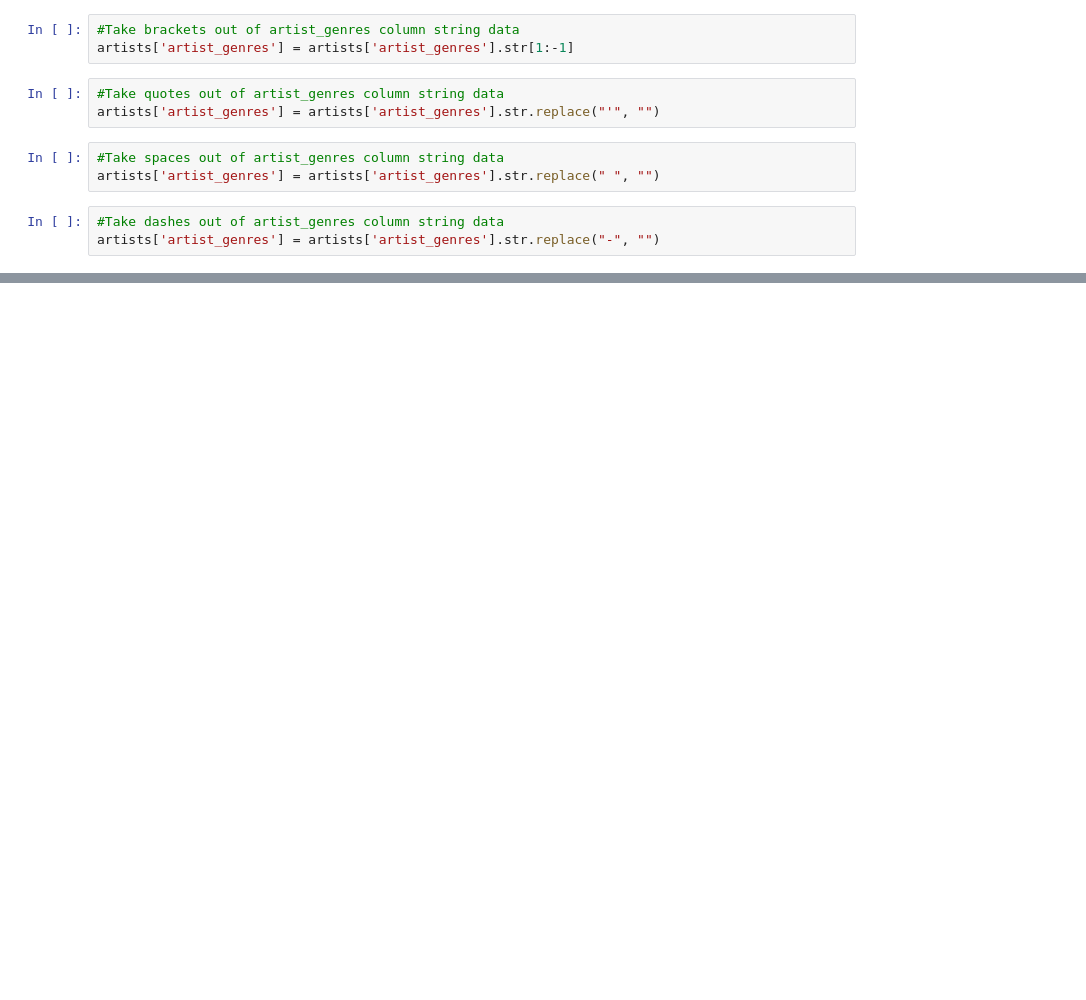
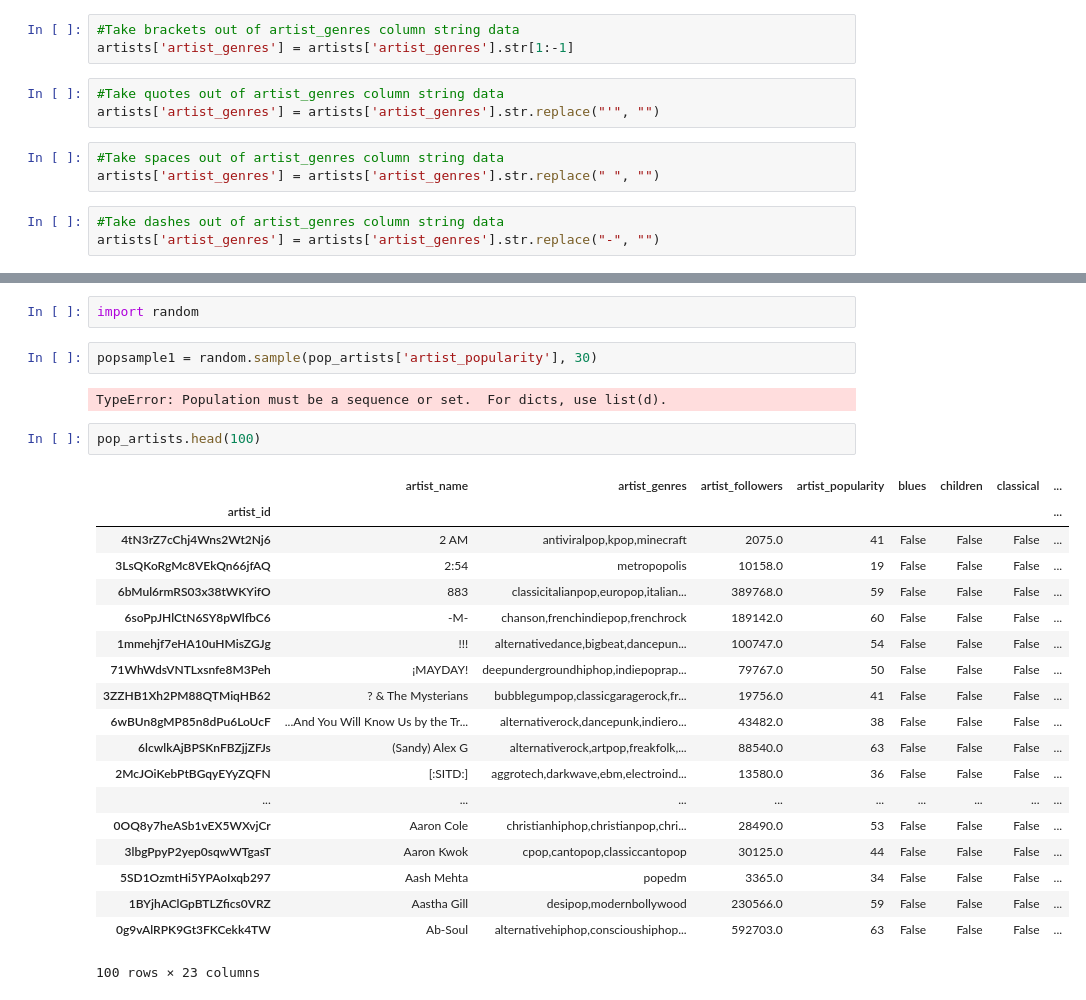
Before and after one commit to maxtingle11/Determining-Artist-Popularity-Differences-by-Genre-with-Hypothesis-Testing, a Jupyter notebook: Data Cleaning.ipynb, the cells around one changed output, grey strips where cells are left out. Drawn from its saved outputs; the diff is of its cells as text; blank space fills up the shorter version.

```diff
--- a/Data Cleaning.ipynb
+++ b/Data Cleaning.ipynb
@@ -105,0 +286,28 @@ unique_genre_df.head(100)
+# %%
+import random
+# %%
+popsample1 = random.sample(pop_artists['artist_popularity'], 30)
+# %% [output]
+TypeError: Population must be a sequence or set.  For dicts, use list(d).
+# %%
+pop_artists.head(100)
+# %% [output]
+|  | artist_name | artist_genres | artist_followers | artist_popularity | blues | children | classical | ... |
+| artist_id |  |  |  |  |  |  |  | ... |
+| 4tN3rZ7cChj4Wns2Wt2Nj6 | 2 AM | antiviralpop,kpop,minecraft | 2075.0 | 41 | False | False | False | ... |
+| 3LsQKoRgMc8VEkQn66jfAQ | 2:54 | metropopolis | 10158.0 | 19 | False | False | False | ... |
+| 6bMul6rmRS03x38tWKYifO | 883 | classicitalianpop,europop,italian... | 389768.0 | 59 | False | False | False | ... |
+| 6soPpJHlCtN6SY8pWlfbC6 | -M- | chanson,frenchindiepop,frenchrock | 189142.0 | 60 | False | False | False | ... |
+| 1mmehjf7eHA10uHMisZGJg | !!! | alternativedance,bigbeat,dancepun... | 100747.0 | 54 | False | False | False | ... |
+| 71WhWdsVNTLxsnfe8M3Peh | ¡MAYDAY! | deepundergroundhiphop,indiepoprap... | 79767.0 | 50 | False | False | False | ... |
+| 3ZZHB1Xh2PM88QTMiqHB62 | ? & The Mysterians | bubblegumpop,classicgaragerock,fr... | 19756.0 | 41 | False | False | False | ... |
+| 6wBUn8gMP85n8dPu6LoUcF | ...And You Will Know Us by the Tr... | alternativerock,dancepunk,indiero... | 43482.0 | 38 | False | False | False | ... |
+| 6lcwlkAjBPSKnFBZjjZFJs | (Sandy) Alex G | alternativerock,artpop,freakfolk,... | 88540.0 | 63 | False | False | False | ... |
+| 2McJOiKebPtBGqyEYyZQFN | [:SITD:] | aggrotech,darkwave,ebm,electroind... | 13580.0 | 36 | False | False | False | ... |
+| ... | ... | ... | ... | ... | ... | ... | ... | ... |
+| 0OQ8y7heASb1vEX5WXvjCr | Aaron Cole | christianhiphop,christianpop,chri... | 28490.0 | 53 | False | False | False | ... |
+| 3lbgPpyP2yep0sqwWTgasT | Aaron Kwok | cpop,cantopop,classiccantopop | 30125.0 | 44 | False | False | False | ... |
+| 5SD1OzmtHi5YPAoIxqb297 | Aash Mehta | popedm | 3365.0 | 34 | False | False | False | ... |
+| 1BYjhAClGpBTLZfics0VRZ | Aastha Gill | desipop,modernbollywood | 230566.0 | 59 | False | False | False | ... |
+| 0g9vAlRPK9Gt3FKCekk4TW | Ab-Soul | alternativehiphop,conscioushiphop... | 592703.0 | 63 | False | False | False | ... |
+100 rows × 23 columns
```
Also changed, not shown: parts of 43 cells of this notebook, 3 other files.
